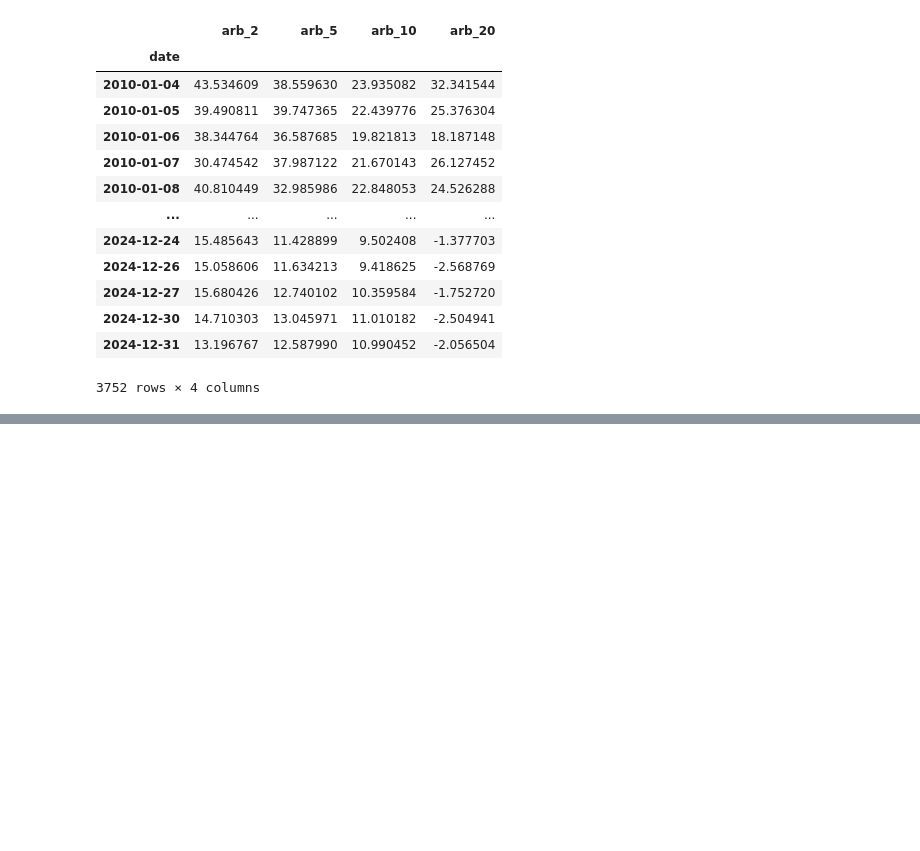
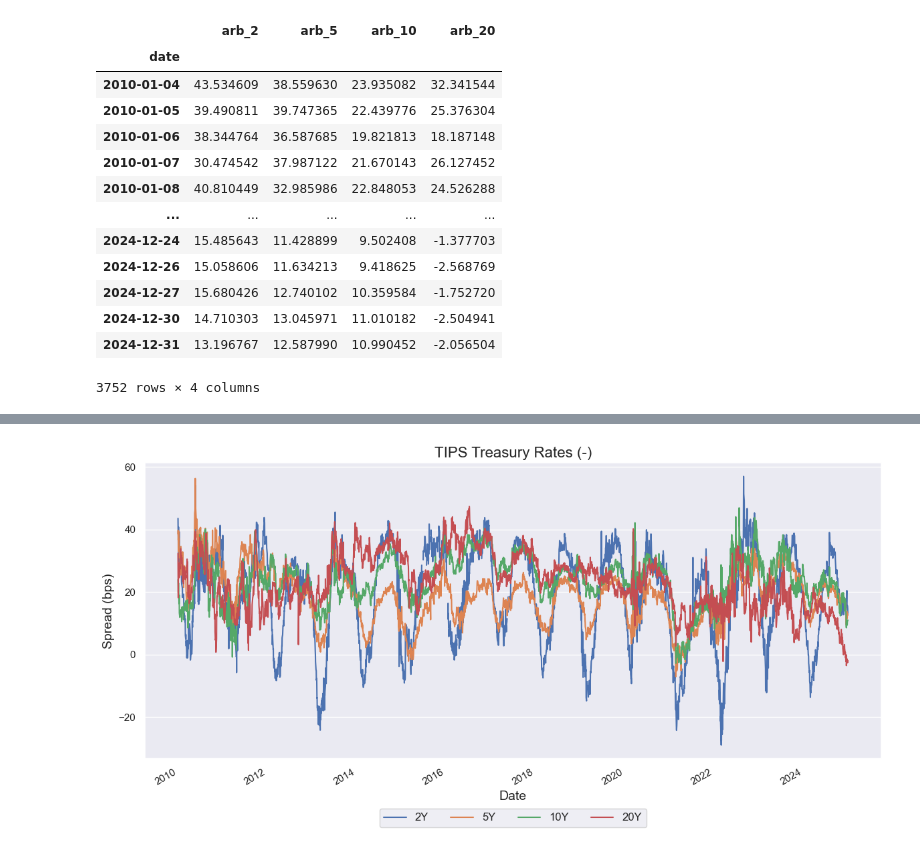
Before and after one commit to jmbejara/p14_tips_treasury_arb, a Jupyter notebook: src/test_replication.ipynb, the cells around one changed output, grey strips where cells are left out. Drawn from its saved outputs; the diff is of its cells as text; code cells hidden in the pictures; blank space fills up the shorter version.

```diff
--- a/src/test_replication.ipynb
+++ b/src/test_replication.ipynb
@@ -73,0 +233,39 @@ plt.show()
+# %%
+def load_tips_treasury_data(file_path="../_data/tips_treasury_implied_rf.parquet",
+                           filter_columns=True
+							):
+    """
+    Load TIPS-Treasury arbitrage data from parquet file.
+
+    Parameters:
+        file_path (str): Path to the parquet file
+        filter_columns (bool): If True, return only arbitrage columns
+
+    Returns:
+        pd.DataFrame: DataFrame with the requested data
+    """
+    try:
+        # Read the parquet file
+        df = pd.read_parquet(file_path)
+
+        # Set the date as index
+        if 'date' in df.columns:
+            df.index = df['date']
+
+        # Extract only arbitrage columns if requested
+        if filter_columns:
+            arb_cols = [col for col in df.columns if col.startswith('arb_')]
+            df = df[arb_cols]
+
+        return df
+
+    except Exception as e:
+        print(f"Error loading data: {e}")
+        return None
+# %%
+arb_data = load_tips_treasury_data()
+# %%
+summary_stats = generate_summary_statistics(arb_data)
+fig = plot_tips_treasury_spreads(arb_data)
+# %% [output]
+[figure, added]
```
Also changed, not shown: parts of 7 cells of this notebook, 2 other files.
